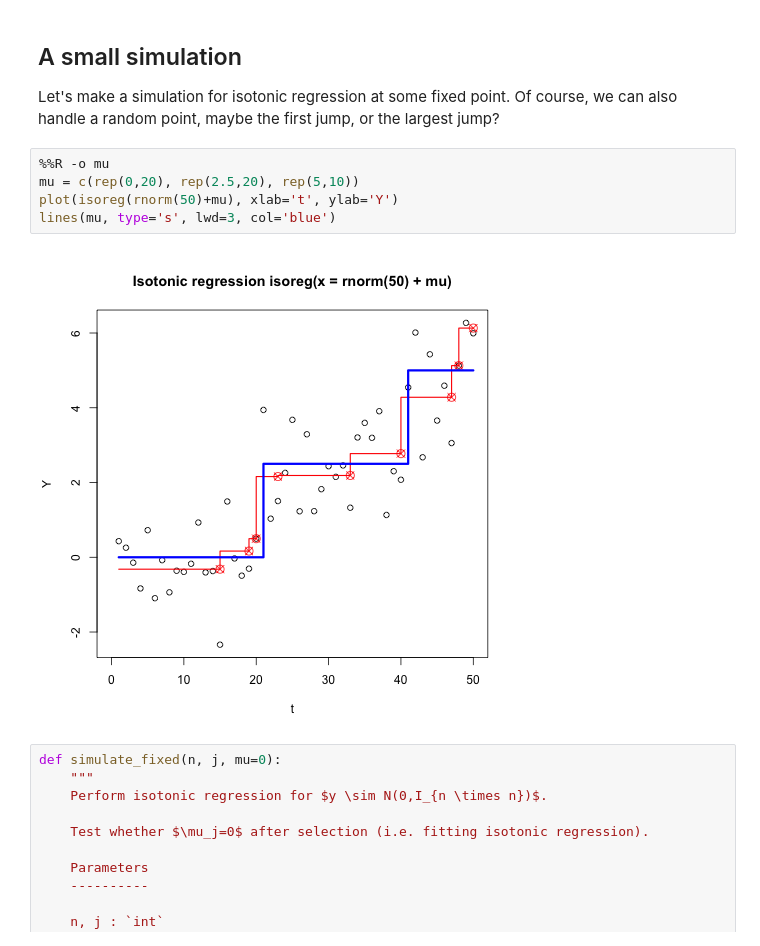
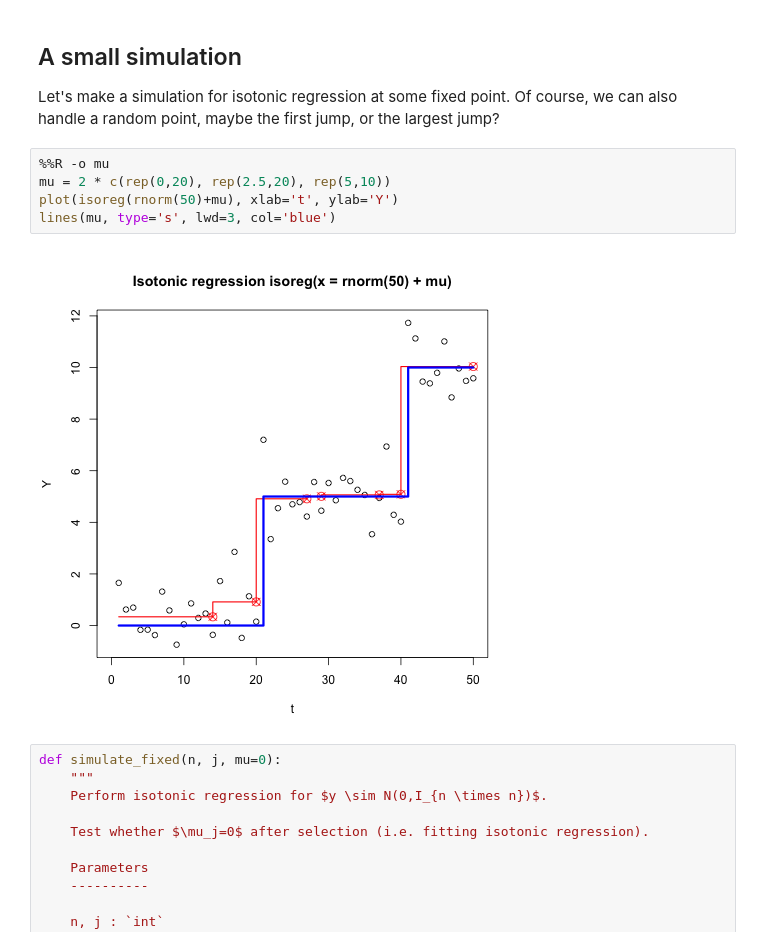
Before and after one commit to selective-inference/Python-software, a Jupyter notebook: notebooks/isotonic.ipynb, the cells around one changed output. Saved outputs shown, nothing was run; the diff lists cells and outputs as text.

```diff
--- a/notebooks/isotonic.ipynb
+++ b/notebooks/isotonic.ipynb
@@ -373,11 +374,11 @@ Let's make a simulation for isotonic regression at some fixed point. Of course,
 a random point, maybe the first jump, or the largest jump?
 # %%
 %%R -o mu
-mu = c(rep(0,20), rep(2.5,20), rep(5,10))
+mu = 2 * c(rep(0,20), rep(2.5,20), rep(5,10))
 plot(isoreg(rnorm(50)+mu), xlab='t', ylab='Y')
 lines(mu, type='s', lwd=3, col='blue')
 # %% [output]
-[figure, old version]
+[figure, new version]
 # %%
 def simulate_fixed(n, j, mu=0):
     """
```
Also changed, not shown: parts of 16 cells of this notebook, 2 other files.
